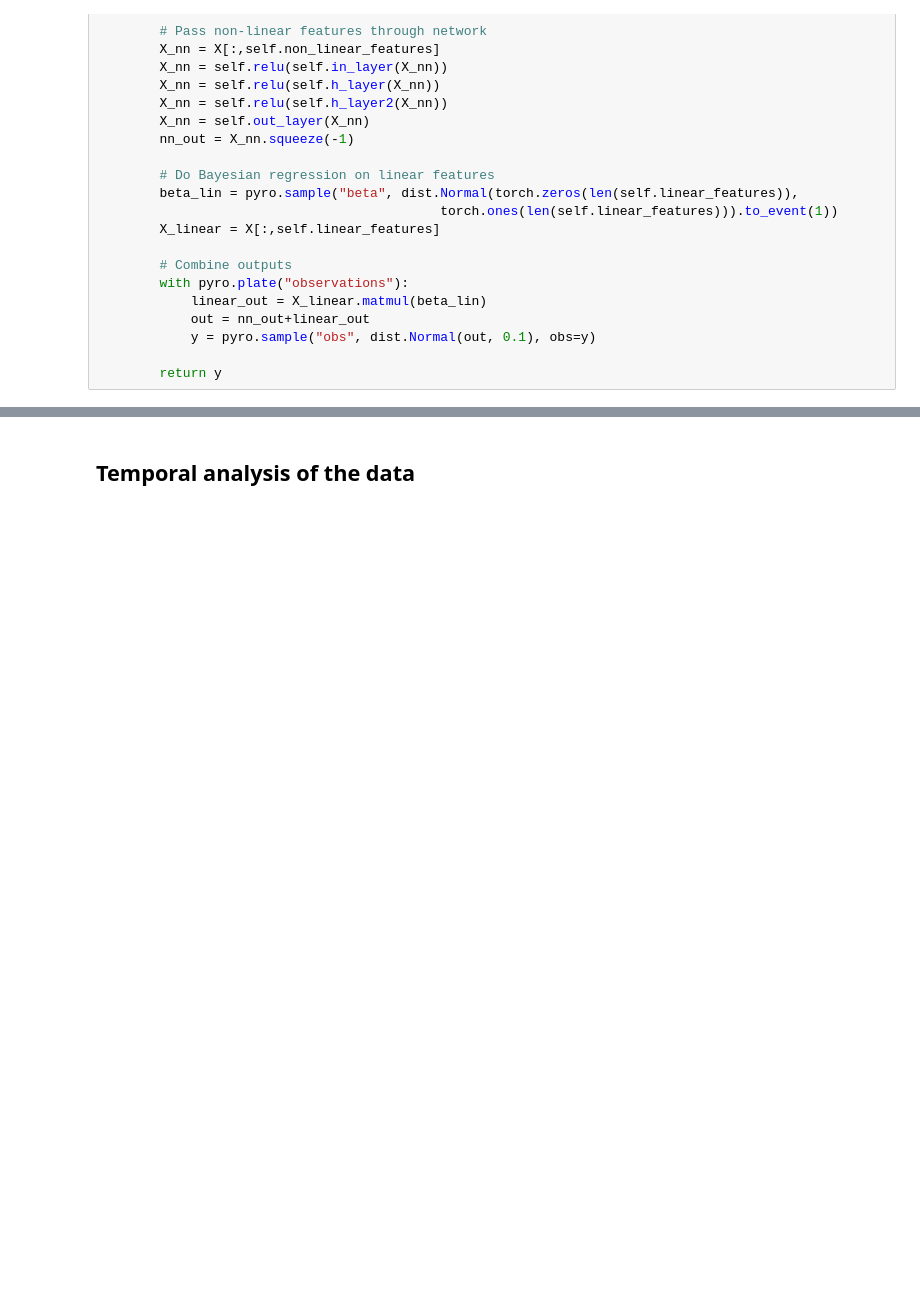
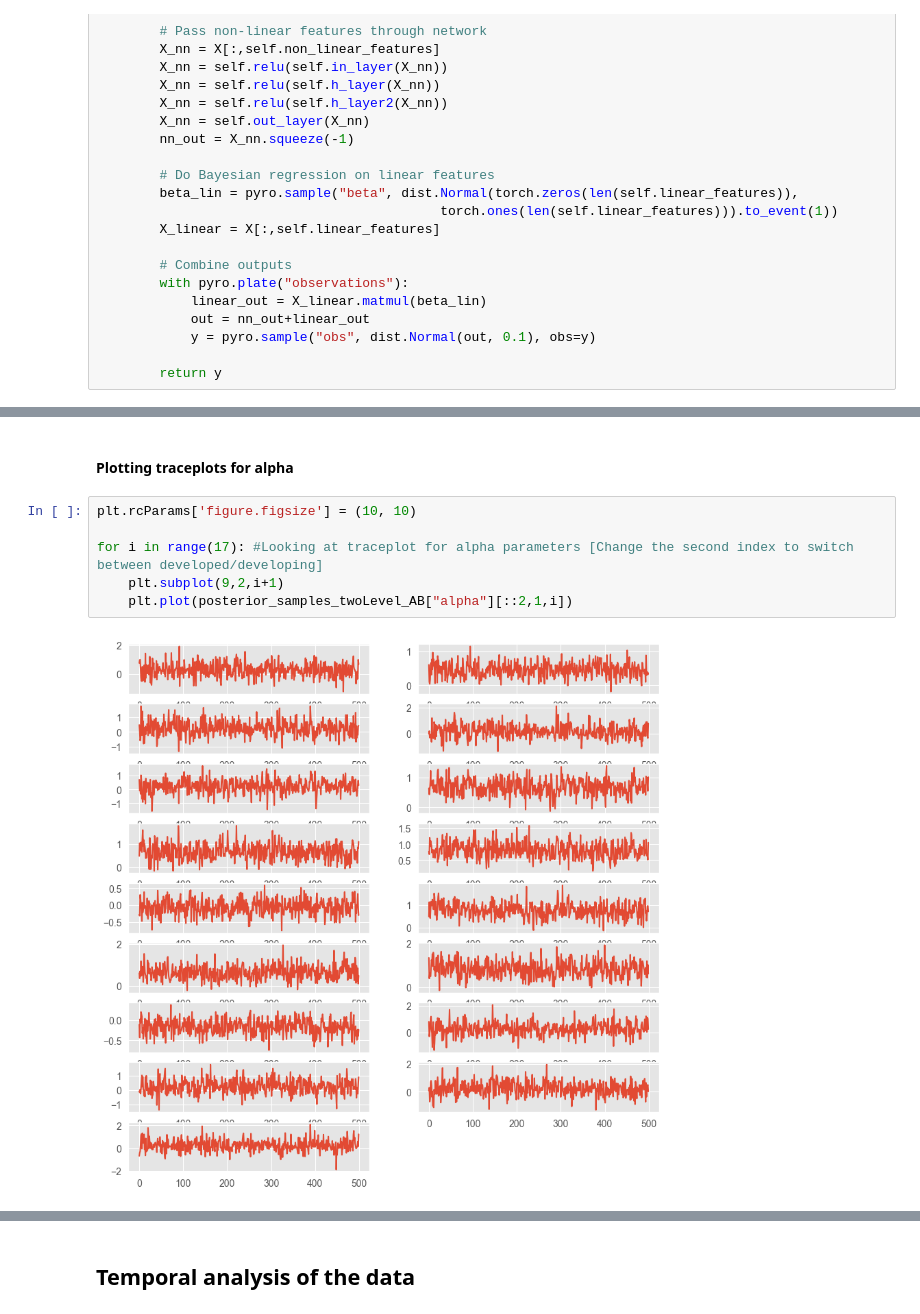
Before and after one commit to TheDingodile/Model-based_project, a Jupyter notebook: temporal_analysis_final.ipynb, the cells around one changed output, grey strips where cells are left out. Cells and saved outputs as stored; diff of their text form; blank space fills up the shorter version.

```diff
--- a/temporal_analysis_final.ipynb
+++ b/temporal_analysis_final.ipynb
@@ -423,0 +811,10 @@ RMSE val: 2.234
+# %% [markdown]
+#### Plotting traceplots for alpha
+# %%
+plt.rcParams['figure.figsize'] = (10, 10)
+
+for i in range(17): #Looking at traceplot for alpha parameters [Change the second index to switch between developed/developing]
+    plt.subplot(9,2,i+1)
+    plt.plot(posterior_samples_twoLevel_AB["alpha"][::2,1,i])
+# %% [output]
+[figure, added]
```
Also changed, not shown: parts of 46 cells of this notebook, 6 other files.
